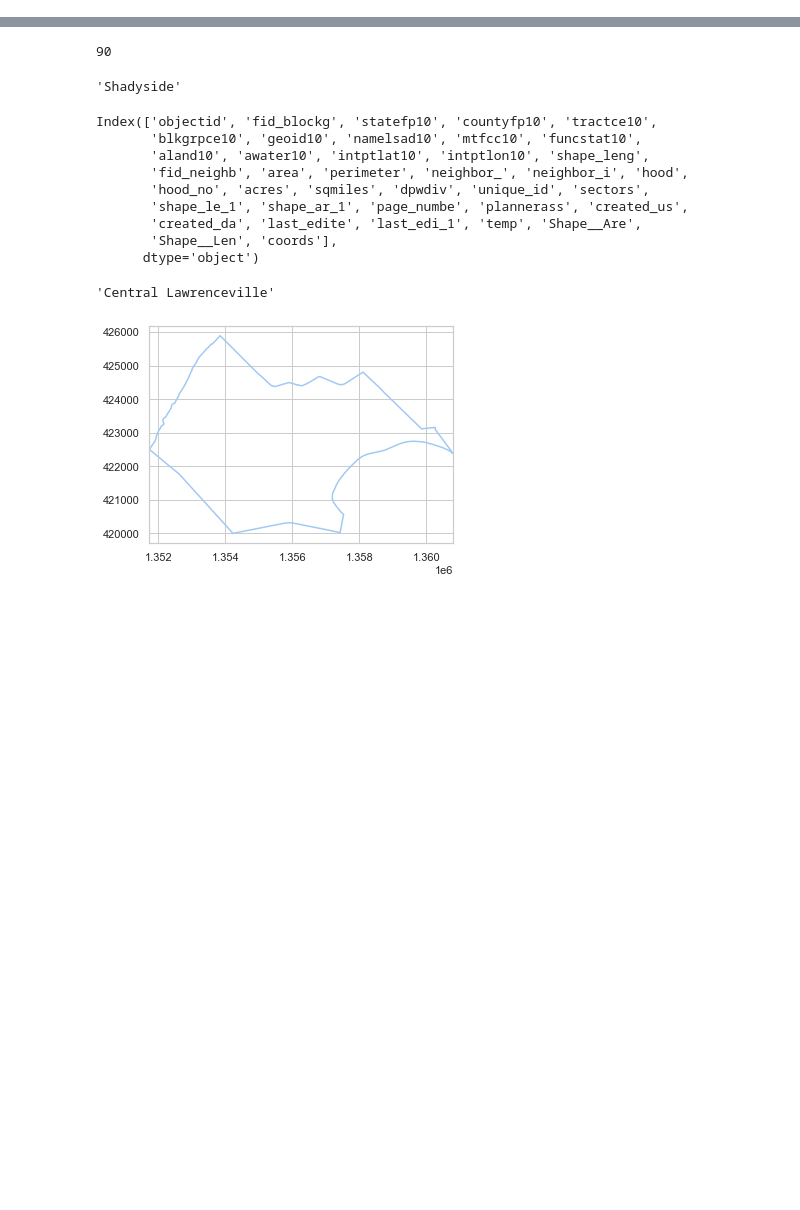
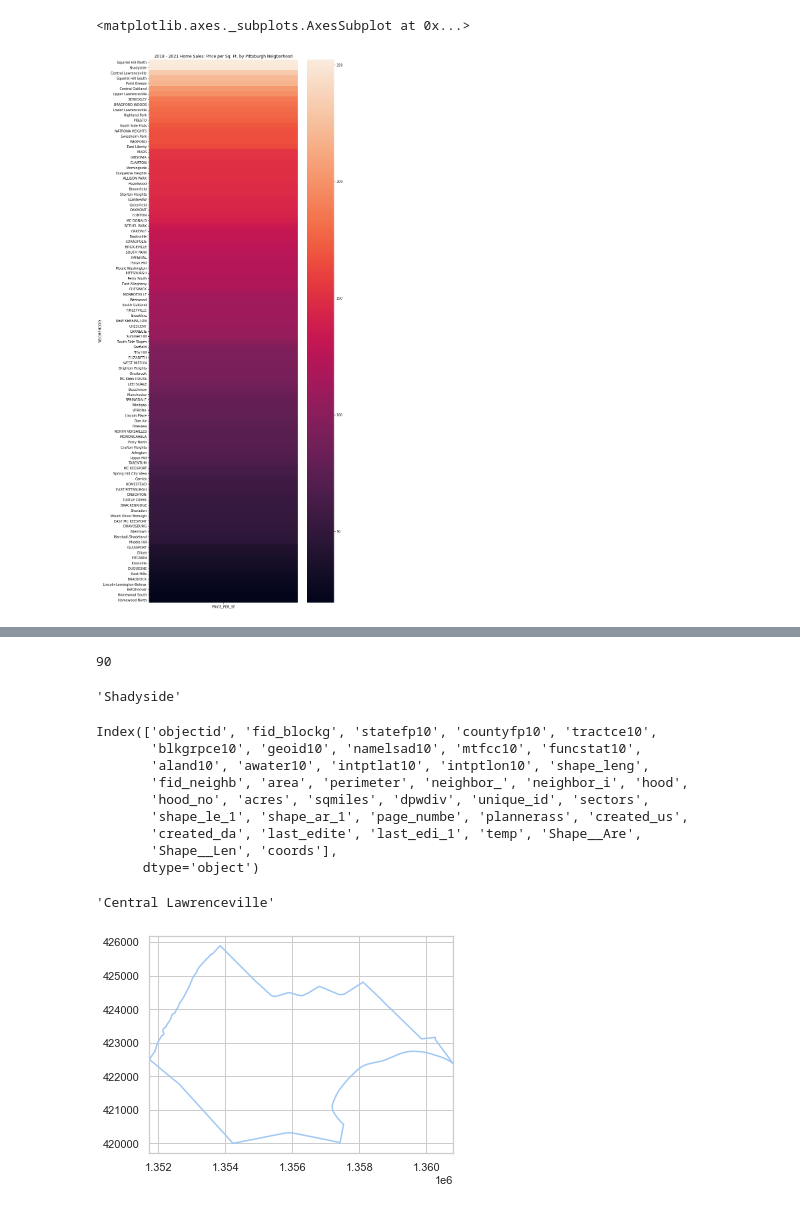
Before and after one commit to HG13BB/pbgh_property, a Jupyter notebook: PB_Analysis_1.ipynb, the cells around one changed output, grey strips where cells are left out. Drawn from its saved outputs; the diff is of its cells as text; code cells hidden in the pictures; blank space fills up the shorter version.

```diff
--- a/PB_Analysis_1.ipynb
+++ b/PB_Analysis_1.ipynb
@@ -97,3 +102,11 @@ count_pr[count_pr.prop_count > 100]
+# %%
+import matplotlib.pyplot as plt
+fig, ax = plt.subplots(figsize=(10,30))
+ax.set_title('2018 - 2021 Home Sales: Price per Sq. Ft. by Pittsburgh Neigborhood')
+sns.heatmap(count_pr.query('prop_count > 50 & PRICE_PER_SF < 600')[['PRICE_PER_SF']], xticklabels=True, yticklabels=True)
+# %% [output]
+<matplotlib.axes._subplots.AxesSubplot at 0x...>
+[figure, added]
 # %%
 import seaborn as sns
 %matplotlib inline
```
Also changed, not shown: parts of 8 cells of this notebook, 4 other files.
